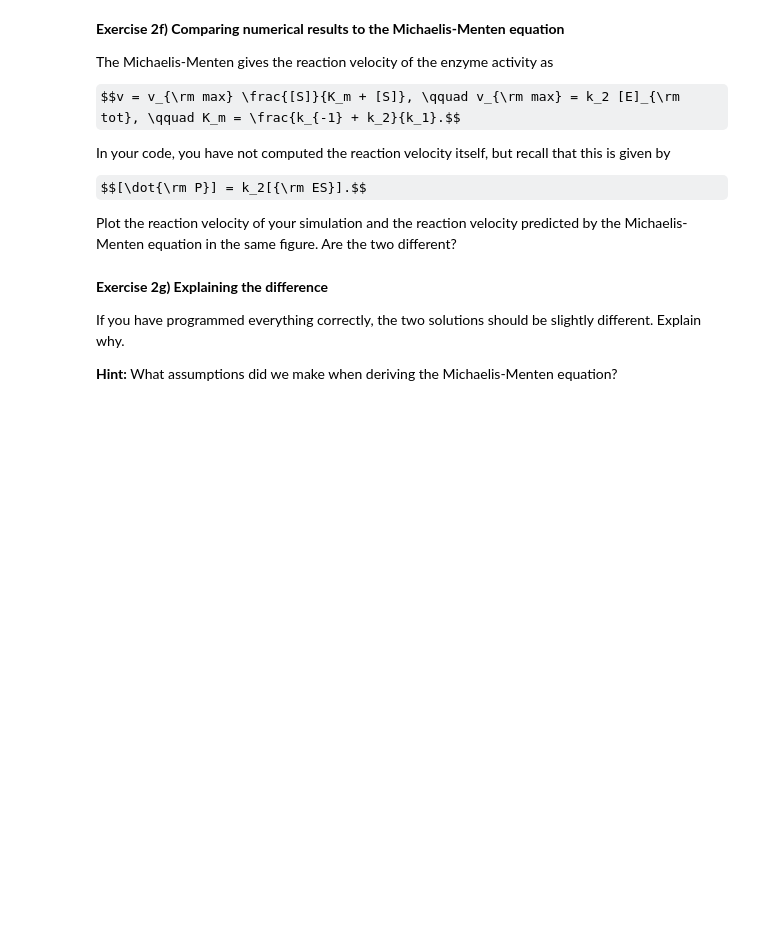
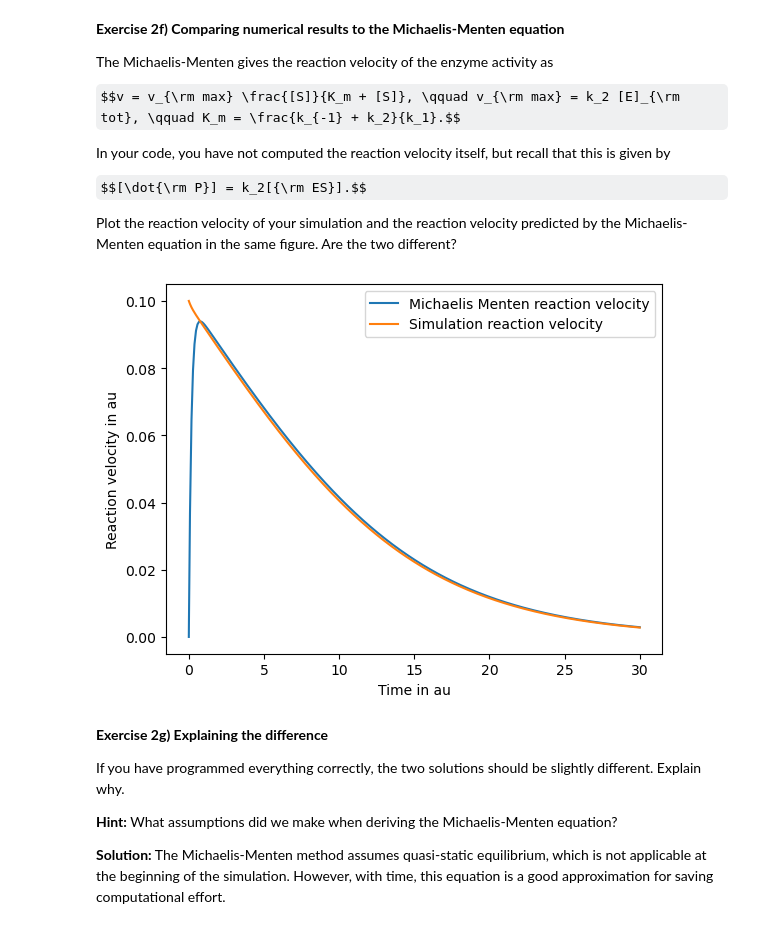
Before and after one commit to rakshakonanur/SSCP_lectures_RK, a Jupyter notebook: L02 (Physical Chemistry)/E2 — Exercises on Physical Chemistry.ipynb, the cells around one changed output. Saved outputs shown, nothing was run; the diff lists cells and outputs as text; code cells hidden in the pictures; some formulas as TeX source; blank space fills up the shorter version.

```diff
--- a/L02 (Physical Chemistry)/E2 — Exercises on Physical Chemistry.ipynb
+++ b/L02 (Physical Chemistry)/E2 — Exercises on Physical Chemistry.ipynb
@@ -381,6 +391,22 @@ Plot the reaction velocity of your simulation and the reaction velocity predicte
+# %%
+# Fill in your code here
+dP_dt = k2 * ES
+v_max = k2 * (E + ES)
+Km = (k1m + k2)/k1p
+v = v_max * S / (Km + S)
+plt.plot(t, dP_dt, label = "Michaelis Menten reaction velocity")
+plt.plot(t,v, label = "Simulation reaction velocity")
+plt.xlabel("Time in au") # au = arbritary units
+plt.ylabel("Reaction velocity in au")
+plt.legend()
+plt.show()
+# %% [output]
+[figure, added]
 # %% [markdown]
 **Exercise 2g) Explaining the difference**
 
 If you have programmed everything correctly, the two solutions should be slightly different. Explain why.
 
 **Hint:** What assumptions did we make when deriving the Michaelis-Menten equation?
+
+**Solution:** The Michaelis-Menten method assumes quasi-static equilibrium, which is not applicable at the beginning of the simulation. However, with time, this equation is a good approximation for saving computational effort.
```
Also changed, not shown: parts of 9 cells of this notebook, 4 other files.
